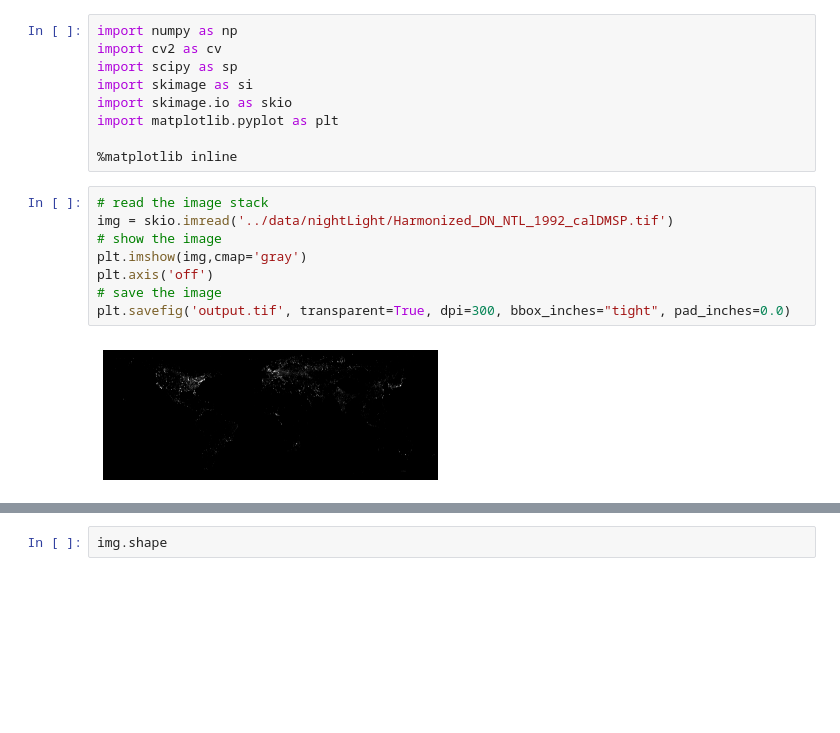
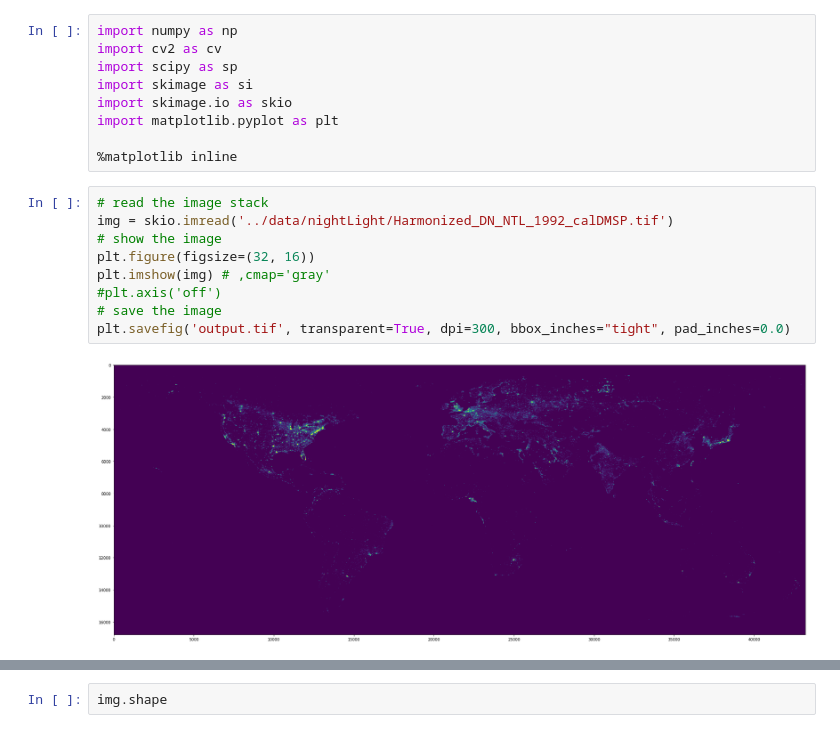
Before and after one commit to ThePyProgrammer/lightPollution, a Jupyter notebook: notebooks/Untitled.ipynb, the cells around one changed output, grey strips where cells are left out. Saved outputs shown, nothing was run; the diff lists cells and outputs as text; blank space fills up the shorter version.

```diff
--- a/notebooks/Untitled.ipynb
+++ b/notebooks/Untitled.ipynb
@@ -23,13 +20,14 @@ import matplotlib.pyplot as plt
 # %%
 # read the image stack
 img = skio.imread('../data/nightLight/Harmonized_DN_NTL_1992_calDMSP.tif')
 # show the image
-plt.imshow(img,cmap='gray')
-plt.axis('off')
+plt.figure(figsize=(32, 16))
+plt.imshow(img) # ,cmap='gray'
+#plt.axis('off')
 # save the image
 plt.savefig('output.tif', transparent=True, dpi=300, bbox_inches="tight", pad_inches=0.0)
 # %% [output]
-[figure, old version]
+[figure, new version]
 # %%
 img
 # %% [output]
```
Also changed, not shown: parts of 3 cells of this notebook, 10 other files.
